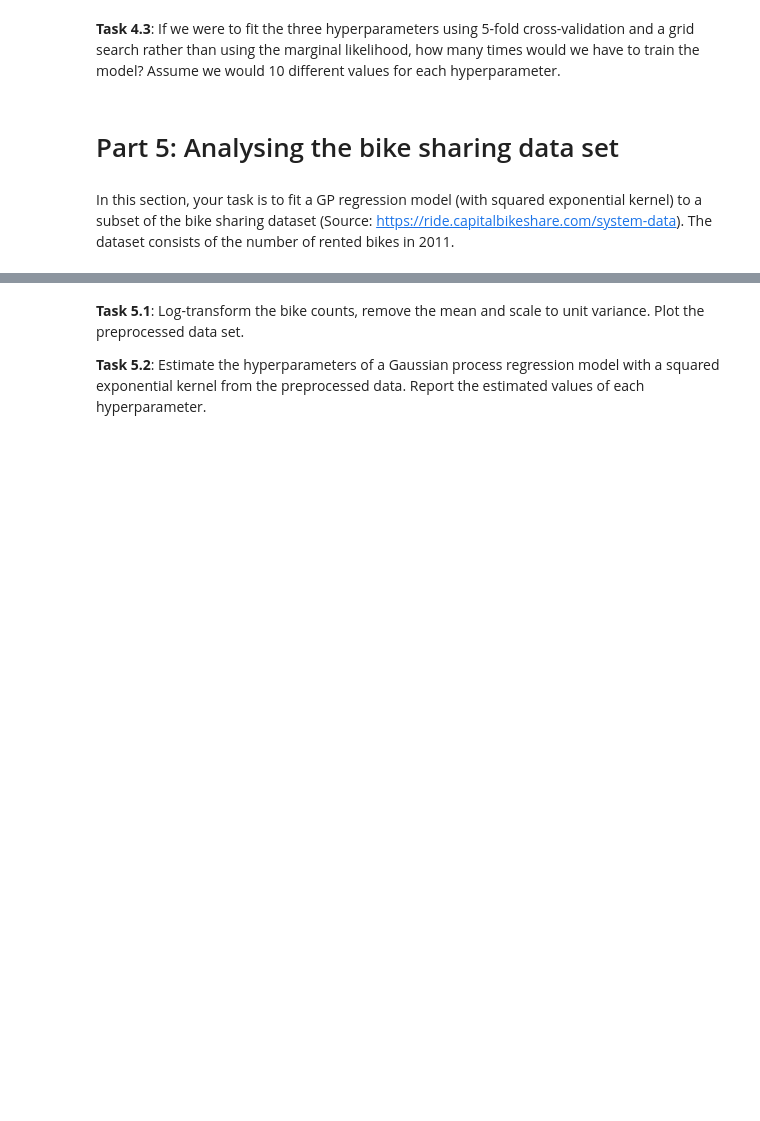
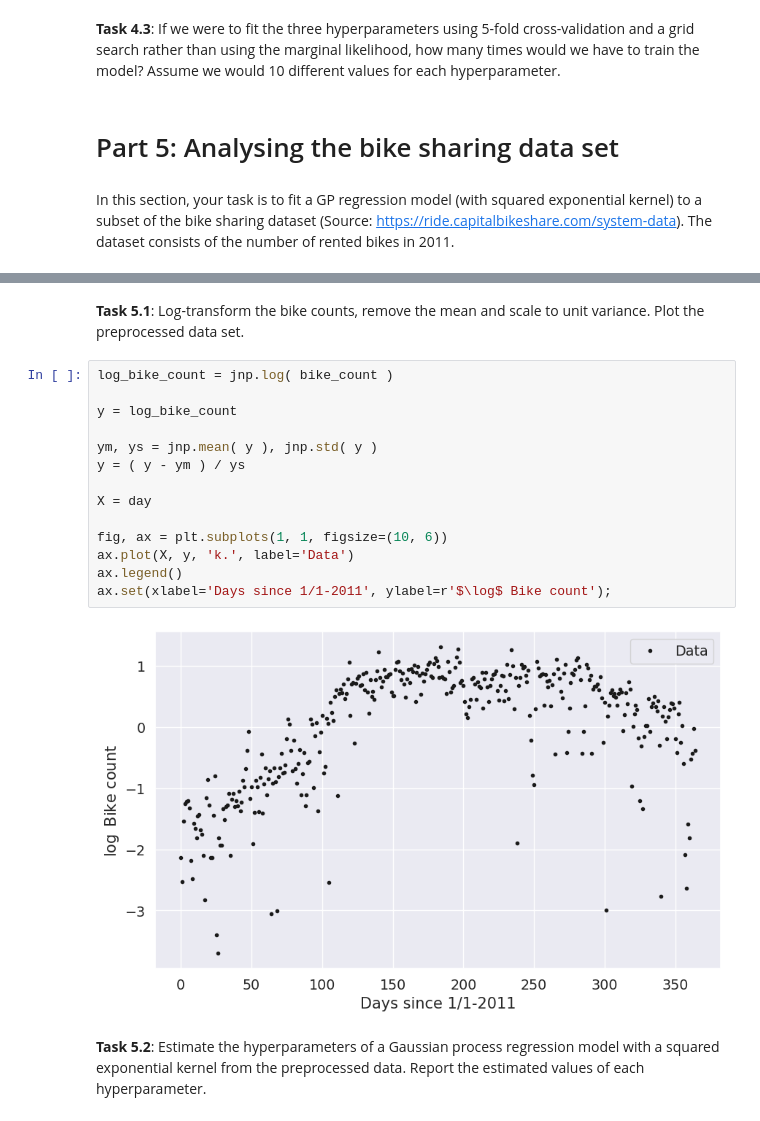
Before and after one commit to Cerlog/02477-exam-prep, a Jupyter notebook: Petr/WEEK_5/ex5_handout.ipynb, the cells around one changed output, grey strips where cells are left out. Saved outputs shown, nothing was run; the diff lists cells and outputs as text; blank space fills up the shorter version.

```diff
--- a/Petr/WEEK_5/ex5_handout.ipynb
+++ b/Petr/WEEK_5/ex5_handout.ipynb
@@ -1079,6 +1351,20 @@ ax.set(xlabel='Days since 1/1-2011', ylabel='Bike count');
+# %% [markdown]
+**Task 5.1**: Log-transform the bike counts, remove the mean and scale to unit variance. Plot the preprocessed data set.
+# %%
+log_bike_count = jnp.log( bike_count )
+
+y = log_bike_count
+
+ym, ys = jnp.mean( y ), jnp.std( y )
+y = ( y - ym ) / ys
+
+X = day
+
+fig, ax = plt.subplots(1, 1, figsize=(10, 6))
+ax.plot(X, y, 'k.', label='Data')
+ax.legend()
+ax.set(xlabel='Days since 1/1-2011', ylabel=r'$\log$ Bike count');
+# %% [output]
+[figure, added]
 # %% [markdown]
-**Task 5.1**: Log-transform the bike counts, remove the mean and scale to unit variance. Plot the preprocessed data set.
-
-
-
 **Task 5.2**: Estimate the hyperparameters of a Gaussian process regression model with a squared exponential kernel from the preprocessed data. Report the estimated values of each hyperparameter.
```
Also changed, not shown: parts of 12 cells of this notebook, 1 other file.
